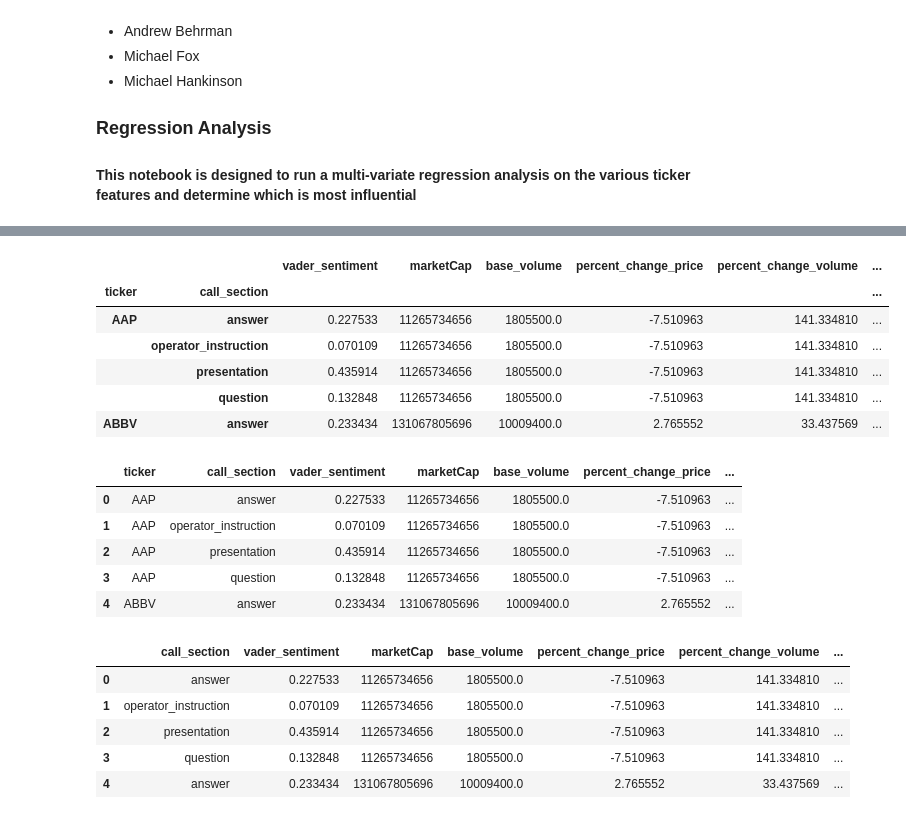
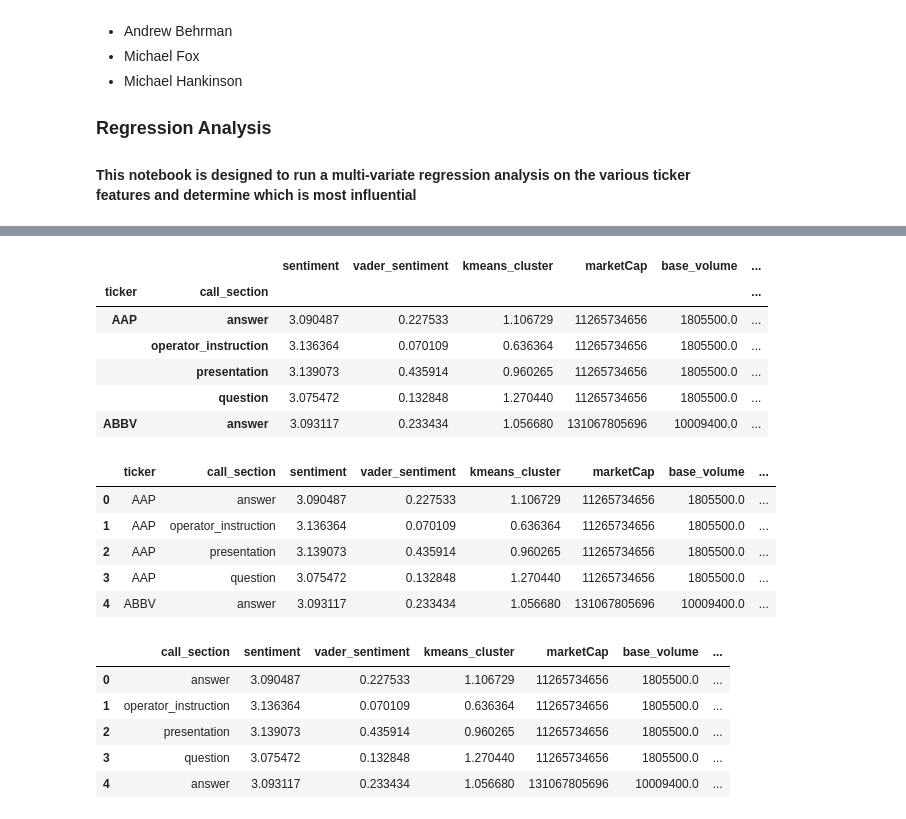
Before and after one commit to Final-Project-BAHF/Sweet_N_Sour_Sentiment, a Jupyter notebook: jupyter/regression_analysis.ipynb, the cells around one changed output, grey strips where cells are left out. Saved outputs shown, nothing was run; the diff lists cells and outputs as text; code cells hidden in the pictures.

```diff
--- a/jupyter/regression_analysis.ipynb
+++ b/jupyter/regression_analysis.ipynb
@@ -14,6 +14,6 @@ Team Members:
 # %%
 import pandas as pd
 # %%
-df = pd.read_csv('../db/complete_merged_dataset.csv')
+df = pd.read_csv('../db/final_complete_merged_dataset.csv', sep='|')
 df.columns
 # %% [output]
@@ -26,5 +27,6 @@ Index(['Unnamed: 0', 'call_datetime', 'Unnamed: 0_x', 'id', 'sentiment',
       dtype='object')
 # %%
 df['binary_price_change'] = df['percent_change_price'].apply(lambda x: 1 if (x > 0) else 0)
+df['sentiment'] = df['model_results']
 df.head()
 # %% [output]
@@ -38,36 +52,46 @@ df.head()
 # %%
-group = df.groupby(by=['ticker','call_section'])
-grouped_df = pd.DataFrame((group['vader_sentiment','marketCap','base_volume','percent_change_price',
-                                 'percent_change_volume','binary_price_change']).mean())
+grouped_df = df.groupby(by=['ticker','call_section']).agg({
+    'sentiment' : "mean",
+    'vader_sentiment': "mean",
+    'kmeans_cluster': "mean",  ### FUTURE: Need to figure out how to get better kmeans cluster for group of sentences
+    'marketCap': "mean",
+    'base_volume': "mean",
+    'percent_change_price': "mean",
+    'binary_price_change': "mean"
+})
+#grouped_df = pd.DataFrame((group['sentiment','vader_sentiment','marketCap','base_volume','percent_change_price',
+#                                 'binary_price_change']).mean())
+
 grouped_df.head()
 # %% [output]
-|  |  | vader_sentiment | marketCap | base_volume | percent_change_price | percent_change_volume | ... |
+|  |  | sentiment | vader_sentiment | kmeans_cluster | marketCap | base_volume | ... |
 | ticker | call_section |  |  |  |  |  | ... |
-| AAP | answer | 0.227533 | 11265734656 | 1805500.0 | -7.510963 | 141.334810 | ... |
-|  | operator_instruction | 0.070109 | 11265734656 | 1805500.0 | -7.510963 | 141.334810 | ... |
-|  | presentation | 0.435914 | 11265734656 | 1805500.0 | -7.510963 | 141.334810 | ... |
-|  | question | 0.132848 | 11265734656 | 1805500.0 | -7.510963 | 141.334810 | ... |
-| ABBV | answer | 0.233434 | 131067805696 | 10009400.0 | 2.765552 | 33.437569 | ... |
+| AAP | answer | 3.090487 | 0.227533 | 1.106729 | 11265734656 | 1805500.0 | ... |
+|  | operator_instruction | 3.136364 | 0.070109 | 0.636364 | 11265734656 | 1805500.0 | ... |
+|  | presentation | 3.139073 | 0.435914 | 0.960265 | 11265734656 | 1805500.0 | ... |
+|  | question | 3.075472 | 0.132848 | 1.270440 | 11265734656 | 1805500.0 | ... |
+| ABBV | answer | 3.093117 | 0.233434 | 1.056680 | 131067805696 | 10009400.0 | ... |
 # %%
 grouped_df = grouped_df.reset_index()
 grouped_df.head()
 # %% [output]
-|  | ticker | call_section | vader_sentiment | marketCap | base_volume | percent_change_price | ... |
-| 0 | AAP | answer | 0.227533 | 11265734656 | 1805500.0 | -7.510963 | ... |
-| 1 | AAP | operator_instruction | 0.070109 | 11265734656 | 1805500.0 | -7.510963 | ... |
-| 2 | AAP | presentation | 0.435914 | 11265734656 | 1805500.0 | -7.510963 | ... |
-| 3 | AAP | question | 0.132848 | 11265734656 | 1805500.0 | -7.510963 | ... |
-| 4 | ABBV | answer | 0.233434 | 131067805696 | 10009400.0 | 2.765552 | ... |
+|  | ticker | call_section | sentiment | vader_sentiment | kmeans_cluster | marketCap | base_volume | ... |
+| 0 | AAP | answer | 3.090487 | 0.227533 | 1.106729 | 11265734656 | 1805500.0 | ... |
+| 1 | AAP | operator_instruction | 3.136364 | 0.070109 | 0.636364 | 11265734656 | 1805500.0 | ... |
+| 2 | AAP | presentation | 3.139073 | 0.435914 | 0.960265 | 11265734656 | 1805500.0 | ... |
+| 3 | AAP | question | 3.075472 | 0.132848 | 1.270440 | 11265734656 | 1805500.0 | ... |
+| 4 | ABBV | answer | 3.093117 | 0.233434 | 1.056680 | 131067805696 | 10009400.0 | ... |
 # %%
 grouped_df.drop(columns='ticker',inplace=True)
+grouped_df['call_section_codes'] = grouped_df['call_section'].astype('category').cat.codes
 grouped_df.head()
 # %% [output]
-|  | call_section | vader_sentiment | marketCap | base_volume | percent_change_price | percent_change_volume | ... |
-| 0 | answer | 0.227533 | 11265734656 | 1805500.0 | -7.510963 | 141.334810 | ... |
-| 1 | operator_instruction | 0.070109 | 11265734656 | 1805500.0 | -7.510963 | 141.334810 | ... |
-| 2 | presentation | 0.435914 | 11265734656 | 1805500.0 | -7.510963 | 141.334810 | ... |
-| 3 | question | 0.132848 | 11265734656 | 1805500.0 | -7.510963 | 141.334810 | ... |
-| 4 | answer | 0.233434 | 131067805696 | 10009400.0 | 2.765552 | 33.437569 | ... |
+|  | call_section | sentiment | vader_sentiment | kmeans_cluster | marketCap | base_volume | ... |
+| 0 | answer | 3.090487 | 0.227533 | 1.106729 | 11265734656 | 1805500.0 | ... |
+| 1 | operator_instruction | 3.136364 | 0.070109 | 0.636364 | 11265734656 | 1805500.0 | ... |
+| 2 | presentation | 3.139073 | 0.435914 | 0.960265 | 11265734656 | 1805500.0 | ... |
+| 3 | question | 3.075472 | 0.132848 | 1.270440 | 11265734656 | 1805500.0 | ... |
+| 4 | answer | 3.093117 | 0.233434 | 1.056680 | 131067805696 | 10009400.0 | ... |
 # %%
 grouped_df = pd.get_dummies(grouped_df, columns=['call_section'])
 grouped_df.head()
```
Also changed, not shown: parts of 20 cells of this notebook, 4 other files.
